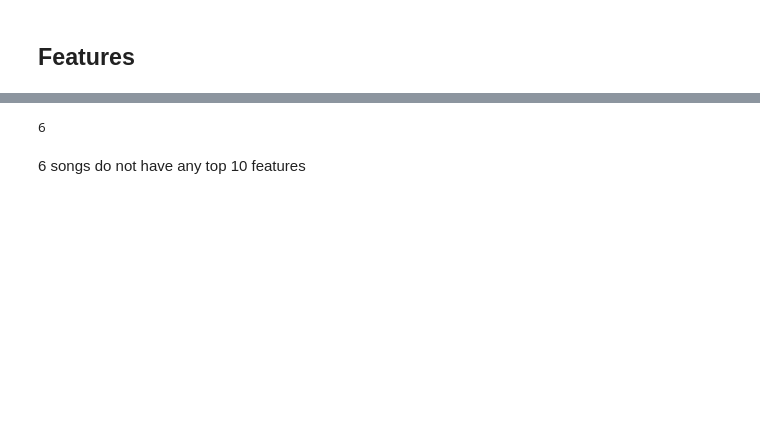
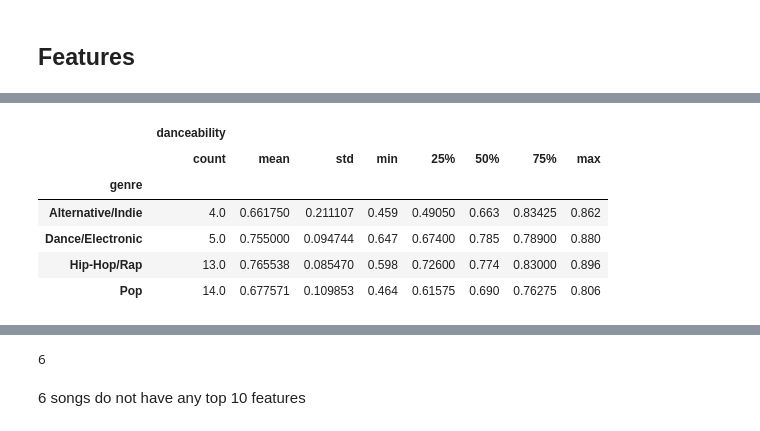
Before and after one commit to lisa-schnei/Top50-Spotify-EDA-Python, a Jupyter notebook: Spotify Top50 2020 EDA.ipynb, the cells around one changed output, grey strips where cells are left out. Cells and saved outputs as stored; diff of their text form; code cells hidden in the pictures; blank space fills up the shorter version.

```diff
--- a/Spotify Top50 2020 EDA.ipynb
+++ b/Spotify Top50 2020 EDA.ipynb
@@ -453,0 +544,18 @@ df_tempo = df_tempo[["track_id", "tempo_rank"]]
+# %%
+# How does the danceability score compare between Pop, Hip-Hop/Rap, Dance/Electronic, and Alternative/Indie genres?
+
+# First, filtering the dataframe for the relevant genres and columns
+genre_danceability = df[(df['genre'] == 'Pop') |
+                        (df['genre'] == 'Hip-Hop/Rap') |
+                        (df['genre'] == 'Dance/Electronic') |
+                        (df['genre'] == 'Alternative/Indie')][['genre', 'danceability']]
+# Second, grouping by the genres and giving basic summary statistics for each genre
+genre_danceability.groupby(['genre']).describe()
+# %% [output]
+|  | danceability |  |  |  |  |  |  |  |
+|  | count | mean | std | min | 25% | 50% | 75% | max |
+| genre |  |  |  |  |  |  |  |  |
+| Alternative/Indie | 4.0 | 0.661750 | 0.211107 | 0.459 | 0.49050 | 0.663 | 0.83425 | 0.862 |
+| Dance/Electronic | 5.0 | 0.755000 | 0.094744 | 0.647 | 0.67400 | 0.785 | 0.78900 | 0.880 |
+| Hip-Hop/Rap | 13.0 | 0.765538 | 0.085470 | 0.598 | 0.72600 | 0.774 | 0.83000 | 0.896 |
+| Pop | 14.0 | 0.677571 | 0.109853 | 0.464 | 0.61575 | 0.690 | 0.76275 | 0.806 |
```
Also changed, not shown: parts of 35 cells of this notebook, 1 other file.
